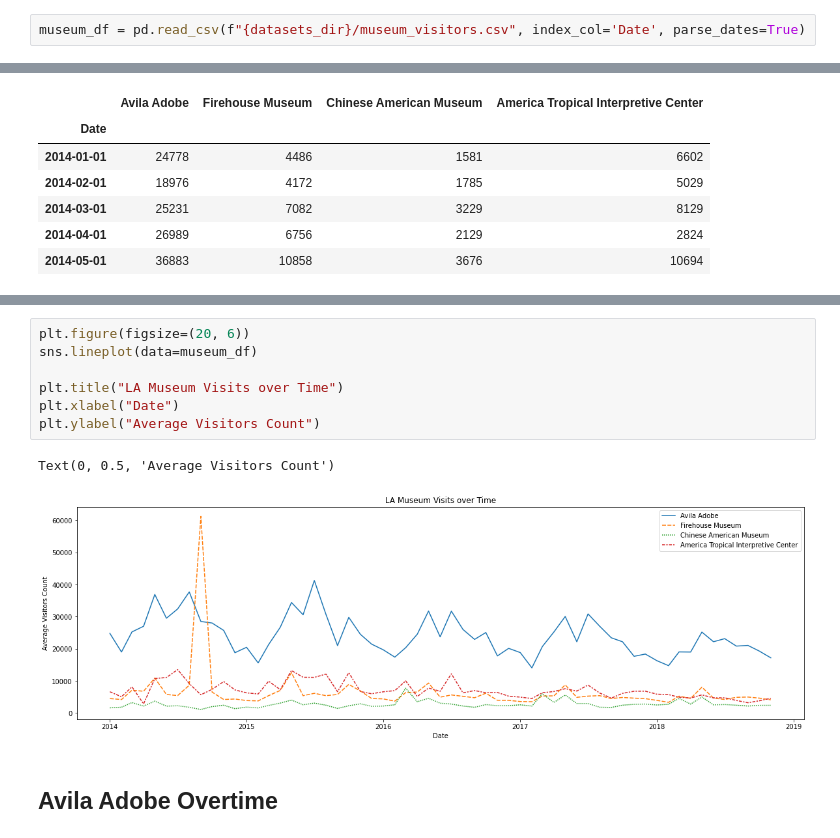
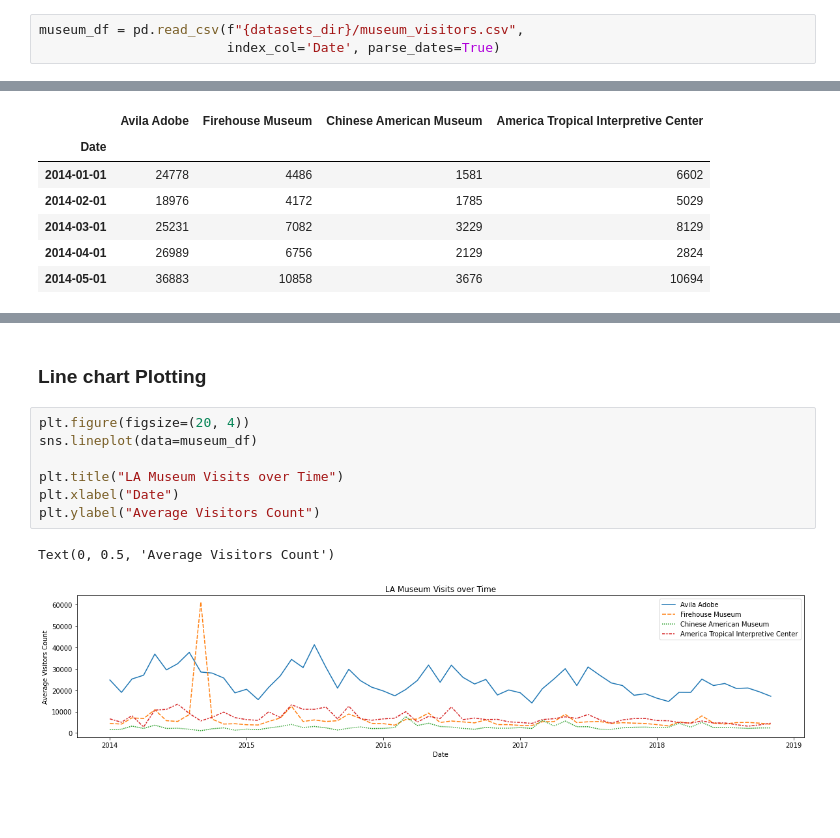
Before and after one commit to iobruno/kaggle-data-vis, a Jupyter notebook: notebooks/line_charts.ipynb, the cells around one changed output, grey strips where cells are left out. Cells and saved outputs as stored; diff of their text form; blank space fills up the shorter version.

Commit message:
incl. line charts exercise

```diff
--- a/notebooks/line_charts.ipynb
+++ b/notebooks/line_charts.ipynb
@@ -13,7 +13,8 @@ datasets_dir = str(Path(os.path.abspath('')).parent.joinpath("datasets"))
 # %% [markdown]
 ## Museum Visitors Dataset
 # %%
-museum_df = pd.read_csv(f"{datasets_dir}/museum_visitors.csv", index_col='Date', parse_dates=True)
+museum_df = pd.read_csv(f"{datasets_dir}/museum_visitors.csv",
+                        index_col='Date', parse_dates=True)
 # %%
 museum_df.head()
 # %% [output]
@@ -27,13 +46,13 @@ museum_df.head()
+# %% [markdown]
+### Line chart Plotting
 # %%
-plt.figure(figsize=(20, 6))
+plt.figure(figsize=(20, 4))
 sns.lineplot(data=museum_df)
 
 plt.title("LA Museum Visits over Time")
 plt.xlabel("Date")
 plt.ylabel("Average Visitors Count")
 # %% [output]
 Text(0, 0.5, 'Average Visitors Count')
-[figure, old version]
+[figure, new version]
-# %% [markdown]
-## Avila Adobe Overtime
 # %%
```
Also changed, not shown: parts of 3 cells of this notebook.
